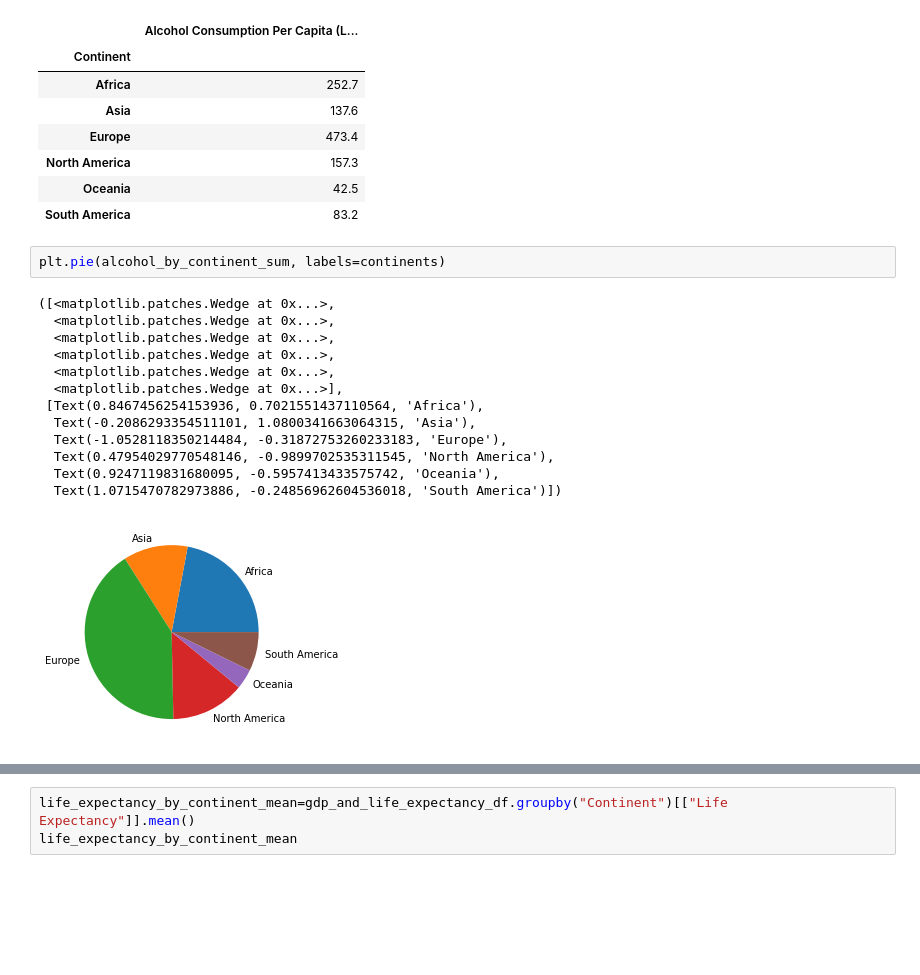
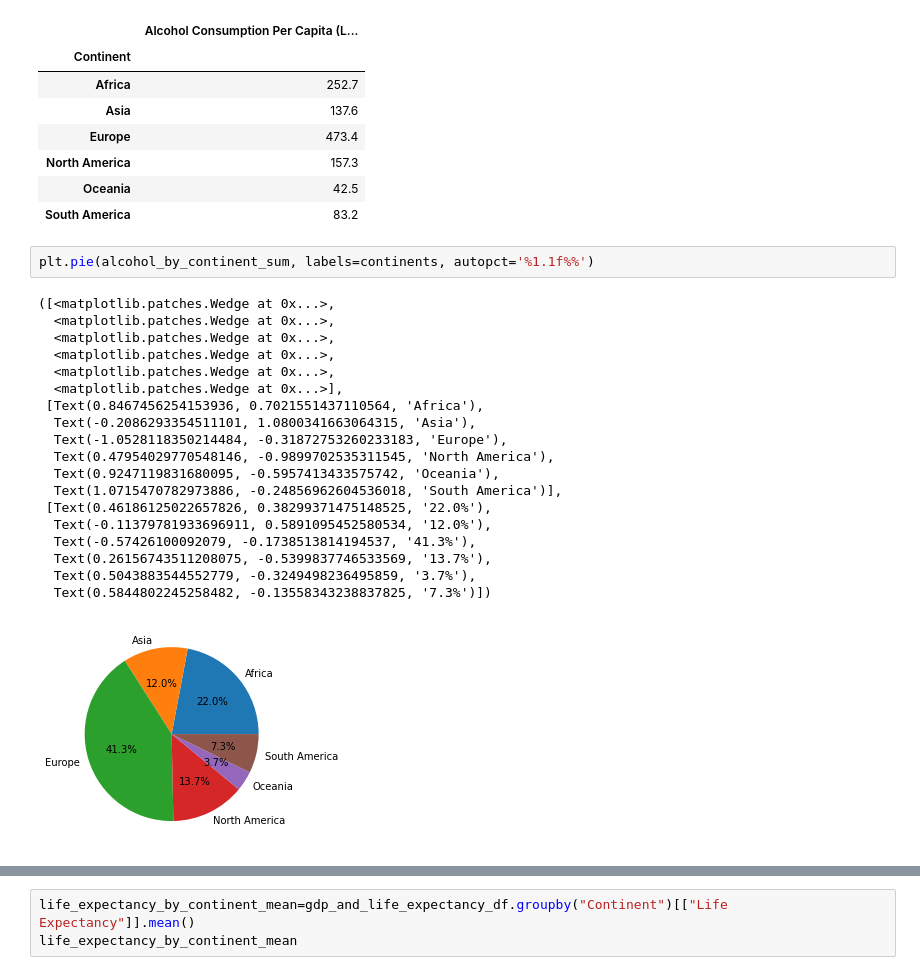
Before and after one commit to reccleston/data-analysis-project-1, a Jupyter notebook: nadia/project_work_2021.ipynb, the cells around one changed output, grey strips where cells are left out. Saved outputs shown, nothing was run; the diff lists cells and outputs as text; blank space fills up the shorter version.

```diff
--- a/nadia/project_work_2021.ipynb
+++ b/nadia/project_work_2021.ipynb
@@ -363,20 +374,26 @@ alcohol_by_continent_sum
 | Oceania | 42.5 |
 | South America | 83.2 |
 # %%
-plt.pie(alcohol_by_continent_sum, labels=continents)
+plt.pie(alcohol_by_continent_sum, labels=continents, autopct='%1.1f%%')
 # %% [output]
 ([<matplotlib.patches.Wedge at 0x...>,
   <matplotlib.patches.Wedge at 0x...>,
   <matplotlib.patches.Wedge at 0x...>,
   <matplotlib.patches.Wedge at 0x...>,
   <matplotlib.patches.Wedge at 0x...>,
   <matplotlib.patches.Wedge at 0x...>],
  [Text(0.8467456254153936, 0.7021551437110564, 'Africa'),
   Text(-0.2086293354511101, 1.0800341663064315, 'Asia'),
   Text(-1.0528118350214484, -0.31872753260233183, 'Europe'),
   Text(0.47954029770548146, -0.9899702535311545, 'North America'),
   Text(0.9247119831680095, -0.5957413433575742, 'Oceania'),
-  Text(1.0715470782973886, -0.24856962604536018, 'South America')])
+  Text(1.0715470782973886, -0.24856962604536018, 'South America')],
+ [Text(0.46186125022657826, 0.38299371475148525, '22.0%'),
+  Text(-0.11379781933696911, 0.5891095452580534, '12.0%'),
+  Text(-0.57426100092079, -0.1738513814194537, '41.3%'),
+  Text(0.26156743511208075, -0.5399837746533569, '13.7%'),
+  Text(0.5043883544552779, -0.3249498236495859, '3.7%'),
+  Text(0.5844802245258482, -0.13558343238837825, '7.3%')])
-[figure, old version]
+[figure, new version]
 # %%
 alcohol_by_continent_mean=updated_df.groupby("Continent")[["Alcohol Consumption Per Capita (Liters)"]].mean()
```
Also changed, not shown: parts of 8 cells of this notebook, 1 other file.
